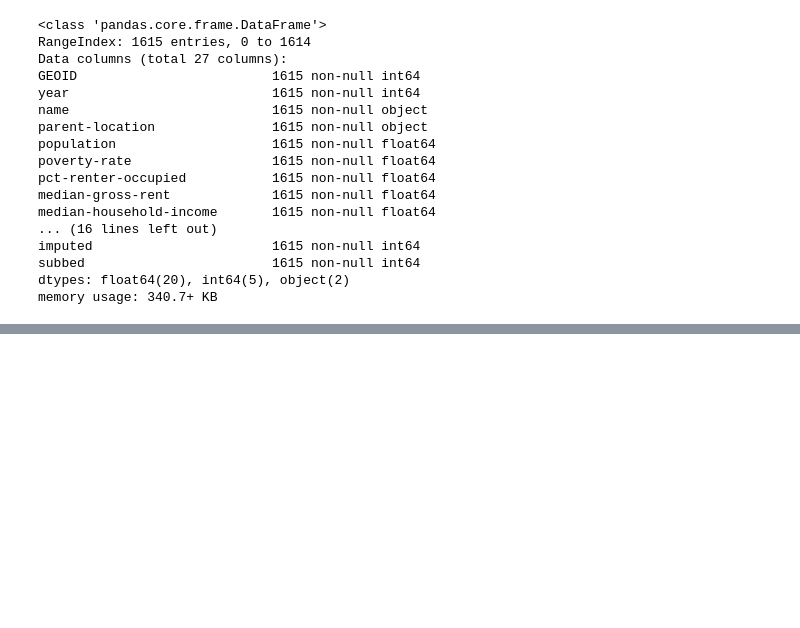
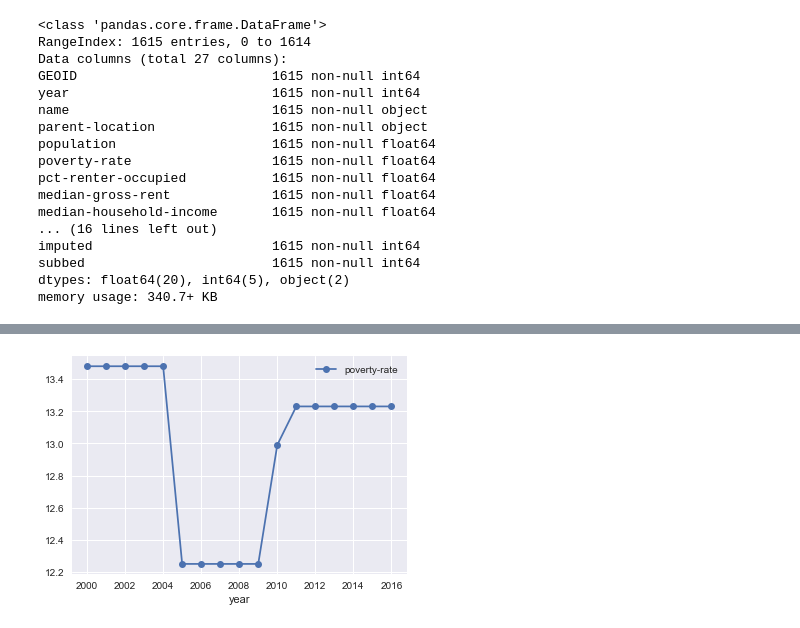
Before and after one commit to paulo-g-martinez/eviction-lab-tn-nss-capstone, a Jupyter notebook: EDA-exploratory-data-analysis.ipynb, the cells around one changed output, grey strips where cells are left out. Cells and saved outputs as stored; diff of their text form; code cells hidden in the pictures; blank space fills up the shorter version.

```diff
--- a/EDA-exploratory-data-analysis.ipynb
+++ b/EDA-exploratory-data-analysis.ipynb
@@ -291,0 +602,5 @@ memory usage: 340.7+ KB
+# %%
+main_df[main_df.name == 'Tennessee'].plot(x = 'year', y = 'poverty-rate', marker = 'o')
+plt.show()
+# %% [output]
+[figure, added]
```
Also changed, not shown: parts of 37 cells of this notebook.
